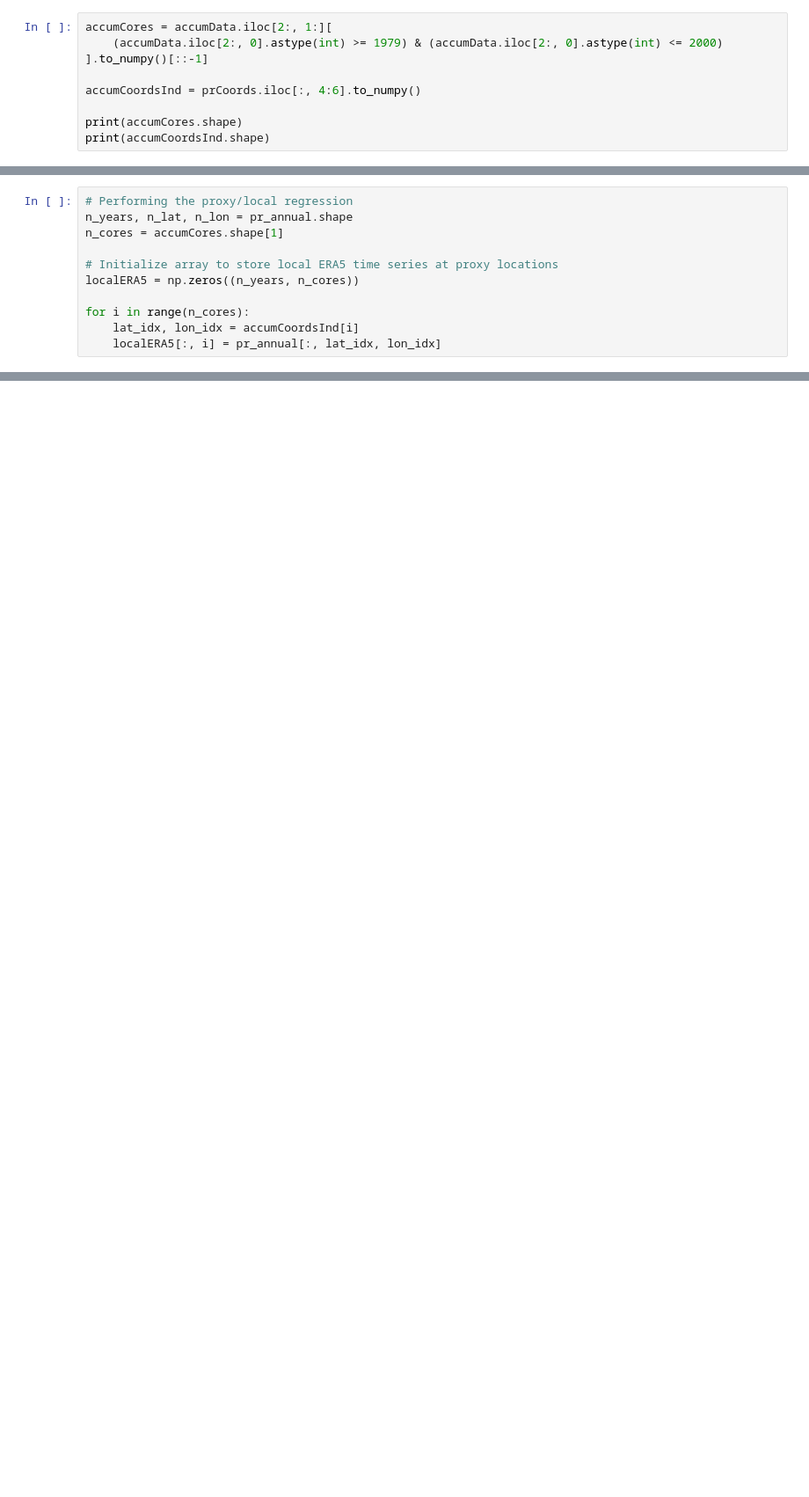
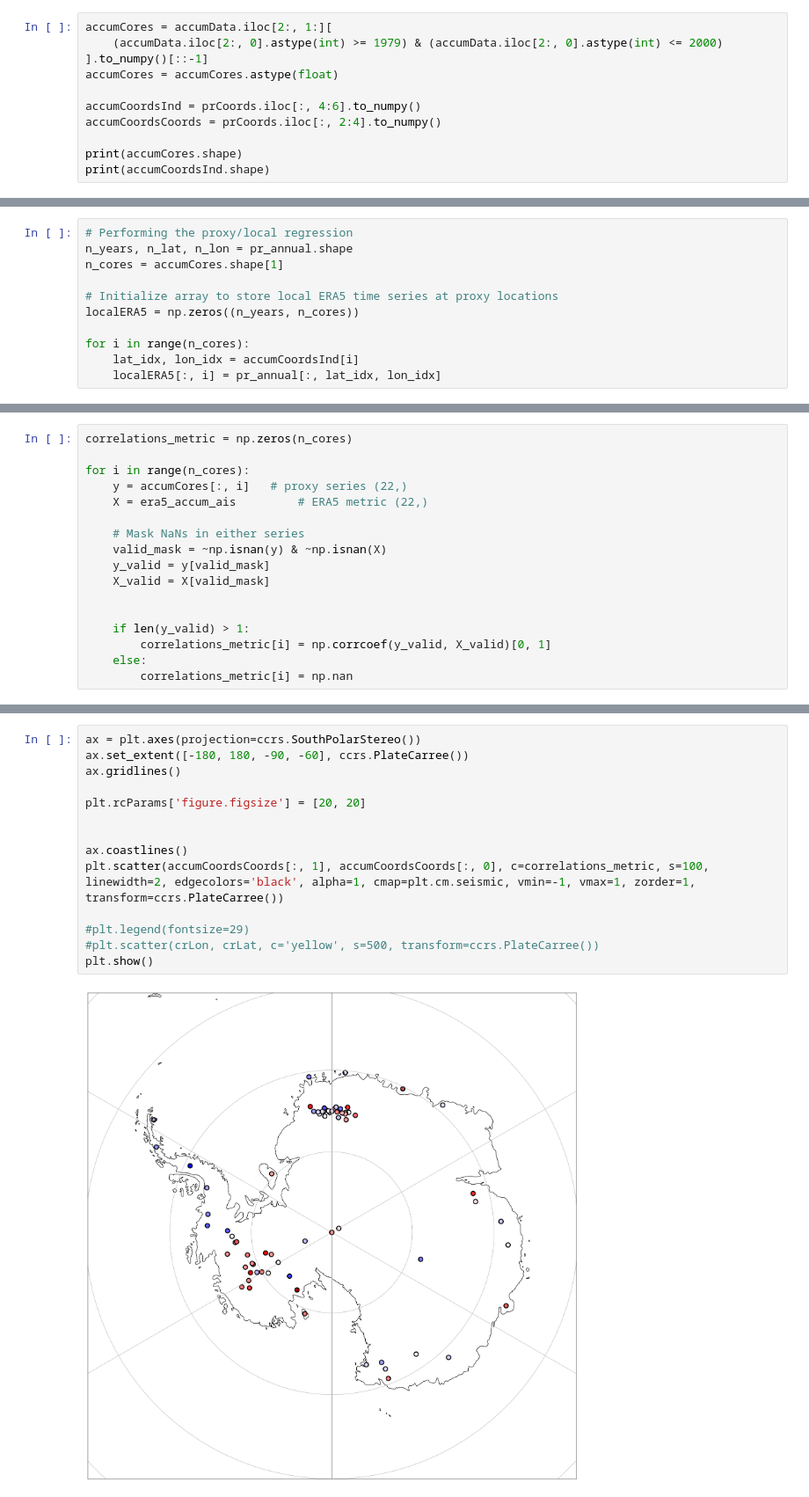
Before and after one commit to advikeswaran/metric-reconstruction, a Jupyter notebook: NewMakePSMs.ipynb, the cells around one changed output, grey strips where cells are left out. Shown at 88% size. Saved outputs shown, nothing was run; the diff lists cells and outputs as text; blank space fills up the shorter version.

```diff
--- a/NewMakePSMs.ipynb
+++ b/NewMakePSMs.ipynb
@@ -128,8 +138,10 @@ era5_temp_eais = era5Metrics[:, 6]
 accumCores = accumData.iloc[2:, 1:][
     (accumData.iloc[2:, 0].astype(int) >= 1979) & (accumData.iloc[2:, 0].astype(int) <= 2000)
 ].to_numpy()[::-1]
+accumCores = accumCores.astype(float)
 
 accumCoordsInd = prCoords.iloc[:, 4:6].to_numpy()
+accumCoordsCoords = prCoords.iloc[:, 2:4].to_numpy()
 
 print(accumCores.shape)
 print(accumCoordsInd.shape)
@@ -149,0 +231,17 @@ for i in range(n_cores):
+# %%
+correlations_metric = np.zeros(n_cores)
+
+for i in range(n_cores):
+    y = accumCores[:, i]   # proxy series (22,)
+    X = era5_accum_ais         # ERA5 metric (22,)
+
+    # Mask NaNs in either series
+    valid_mask = ~np.isnan(y) & ~np.isnan(X)
+    y_valid = y[valid_mask]
+    X_valid = X[valid_mask]
+
+
+    if len(y_valid) > 1:
+        correlations_metric[i] = np.corrcoef(y_valid, X_valid)[0, 1]
+    else:
+        correlations_metric[i] = np.nan
@@ -149,0 +278,16 @@ for i in range(n_cores):
+# %%
+ax = plt.axes(projection=ccrs.SouthPolarStereo())
+ax.set_extent([-180, 180, -90, -60], ccrs.PlateCarree())
+ax.gridlines()
+
+plt.rcParams['figure.figsize'] = [20, 20]
+
+
+ax.coastlines()
+plt.scatter(accumCoordsCoords[:, 1], accumCoordsCoords[:, 0], c=correlations_metric, s=100, linewidth=2, edgecolors='black', alpha=1, cmap=plt.cm.seismic, vmin=-1, vmax=1, zorder=1, transform=ccrs.PlateCarree())
+
+#plt.legend(fontsize=29)
+#plt.scatter(crLon, crLat, c='yellow', s=500, transform=ccrs.PlateCarree())
+plt.show()
+# %% [output]
+[figure, added]
```
Also changed, not shown: parts of 13 cells of this notebook, 3 other files.
